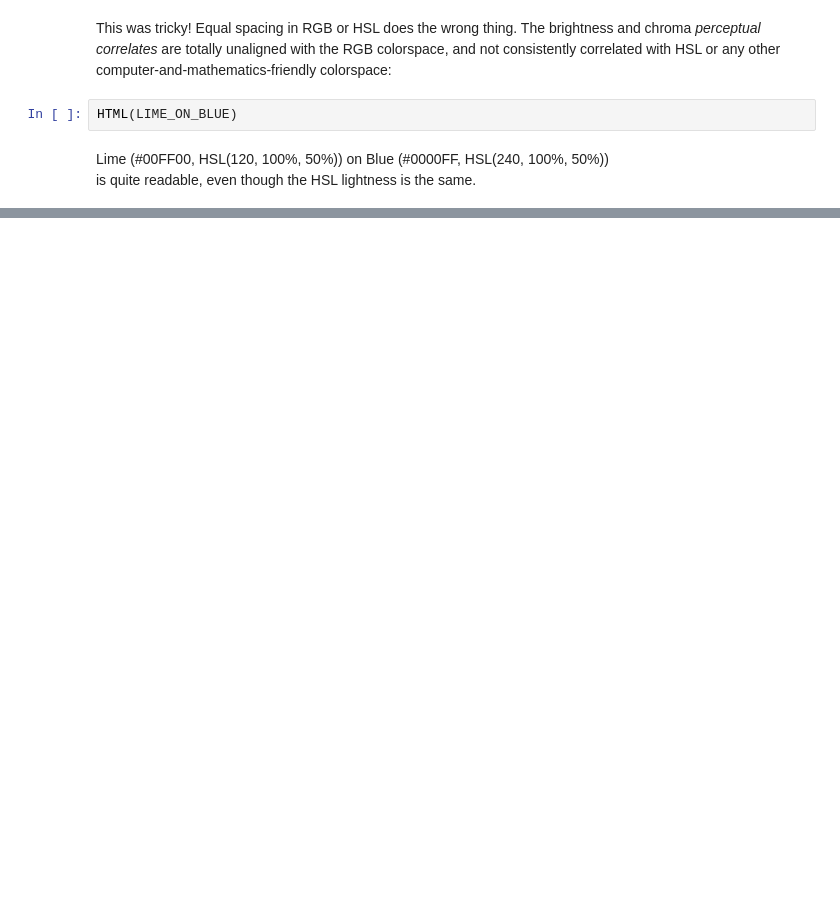
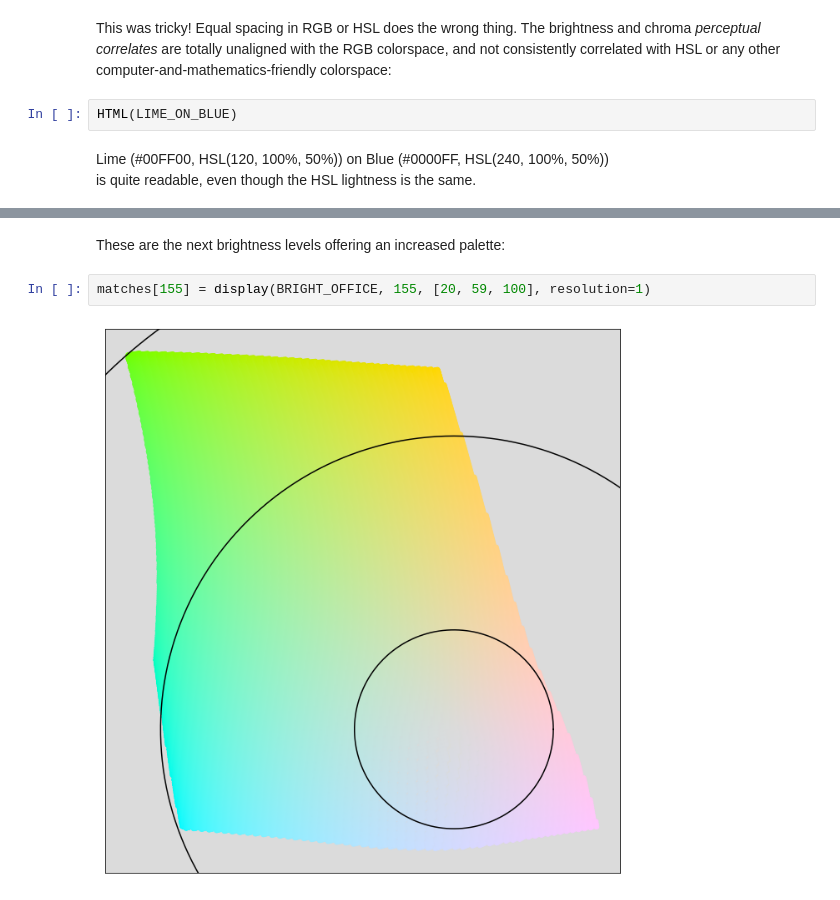
Before and after one commit to TedSinger/hyooze, a Jupyter notebook: Basic Ergonomic Colors.ipynb, the cells around one changed output, grey strips where cells are left out. Saved outputs shown, nothing was run; the diff lists cells and outputs as text; blank space fills up the shorter version.

```diff
--- a/Basic Ergonomic Colors.ipynb
+++ b/Basic Ergonomic Colors.ipynb
@@ -103,0 +100,6 @@ incorporate H-K effect: that blue peninsula jutting out of the dark plane is qui
+# %% [markdown]
+These are the next brightness levels offering an increased palette:
+# %%
+matches[155] = display(BRIGHT_OFFICE, 155, [20, 59, 100], resolution=1)
+# %% [output]
+[figure, added]
```
Also changed, not shown: parts of 33 cells of this notebook.
